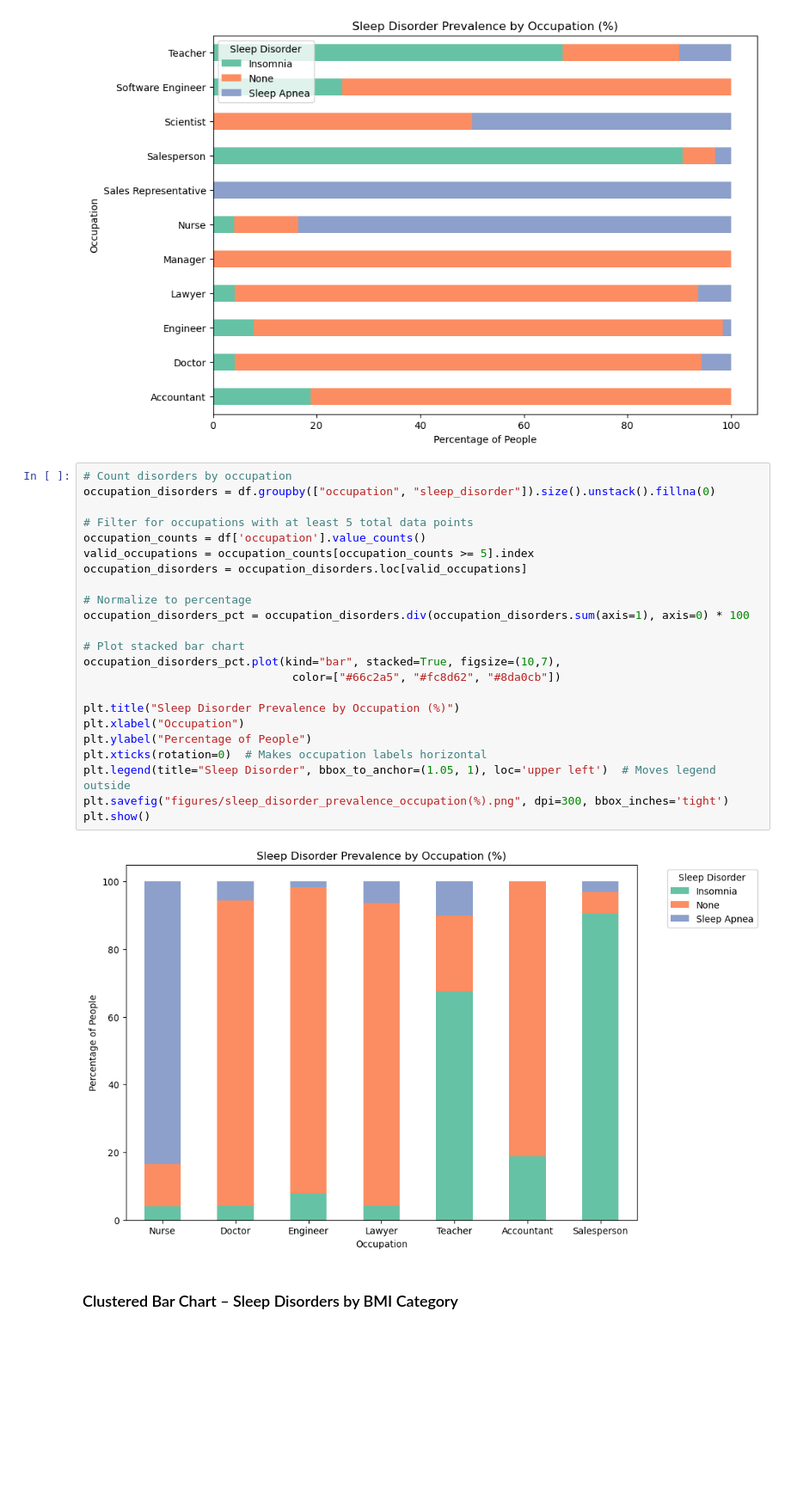
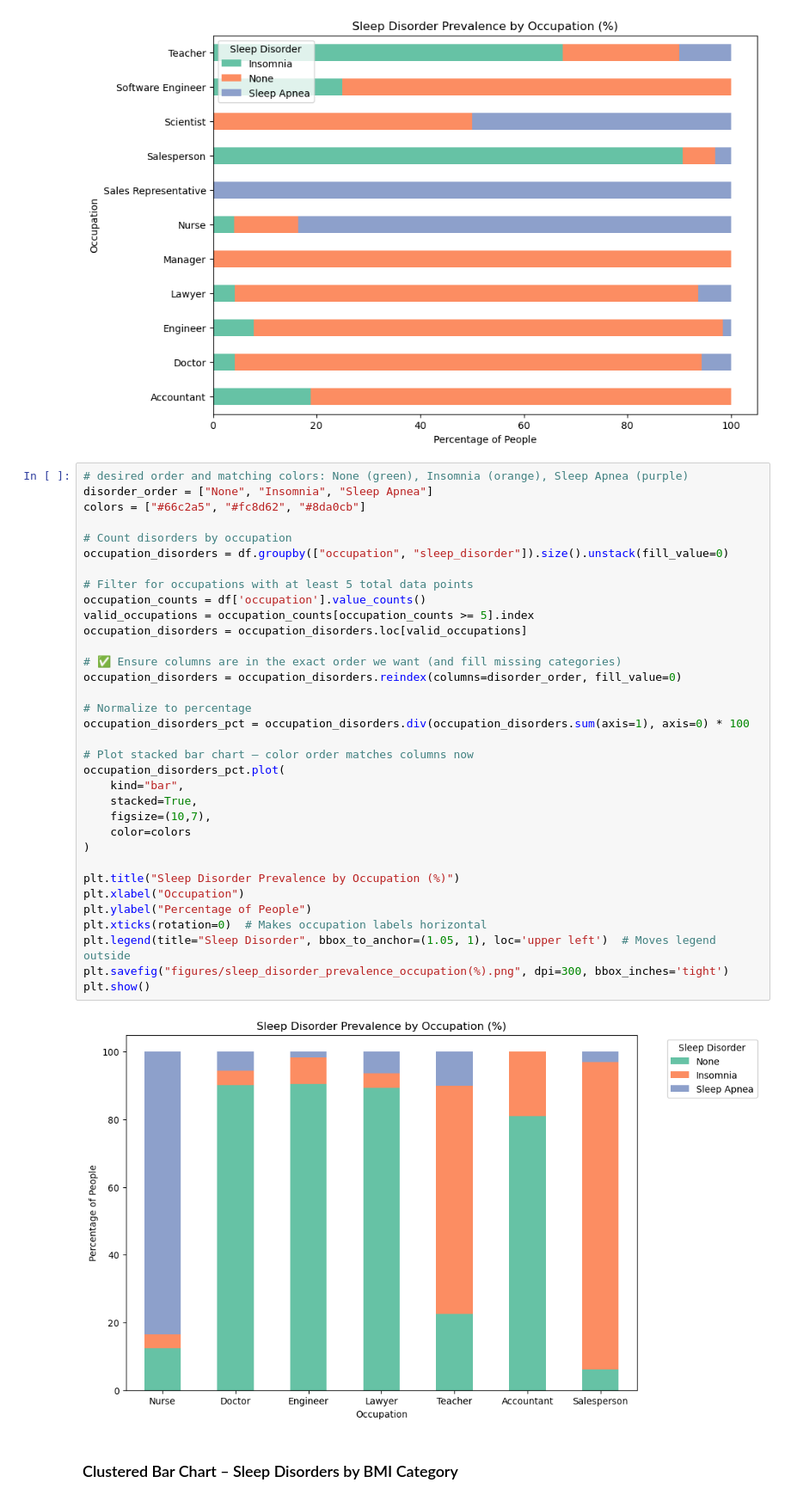
Before and after one commit to Bei007/Sleep-Health-and-Lifestyle-Analysis, a Jupyter notebook: data_cleaning.ipynb, the cells around one changed output. Shown at 86% size. Saved outputs shown, nothing was run; the diff lists cells and outputs as text; blank space fills up the shorter version.

```diff
--- a/data_cleaning.ipynb
+++ b/data_cleaning.ipynb
@@ -764,30 +774,41 @@ plt.show()
 # %% [output]
 [figure]
 # %%
+# desired order and matching colors: None (green), Insomnia (orange), Sleep Apnea (purple)
+disorder_order = ["None", "Insomnia", "Sleep Apnea"]
+colors = ["#66c2a5", "#fc8d62", "#8da0cb"]
+
 # Count disorders by occupation
-occupation_disorders = df.groupby(["occupation", "sleep_disorder"]).size().unstack().fillna(0)
+occupation_disorders = df.groupby(["occupation", "sleep_disorder"]).size().unstack(fill_value=0)
 
 # Filter for occupations with at least 5 total data points
 occupation_counts = df['occupation'].value_counts()
 valid_occupations = occupation_counts[occupation_counts >= 5].index
 occupation_disorders = occupation_disorders.loc[valid_occupations]
 
+# ✅ Ensure columns are in the exact order we want (and fill missing categories)
+occupation_disorders = occupation_disorders.reindex(columns=disorder_order, fill_value=0)
+
 # Normalize to percentage
 occupation_disorders_pct = occupation_disorders.div(occupation_disorders.sum(axis=1), axis=0) * 100
 
-# Plot stacked bar chart
-occupation_disorders_pct.plot(kind="bar", stacked=True, figsize=(10,7),
-                               color=["#66c2a5", "#fc8d62", "#8da0cb"])
+# Plot stacked bar chart — color order matches columns now
+occupation_disorders_pct.plot(
+    kind="bar",
+    stacked=True,
+    figsize=(10,7),
+    color=colors
+)
 
 plt.title("Sleep Disorder Prevalence by Occupation (%)")
 plt.xlabel("Occupation")
 plt.ylabel("Percentage of People")
 plt.xticks(rotation=0)  # Makes occupation labels horizontal
 plt.legend(title="Sleep Disorder", bbox_to_anchor=(1.05, 1), loc='upper left')  # Moves legend outside
 plt.savefig("figures/sleep_disorder_prevalence_occupation(%).png", dpi=300, bbox_inches='tight')
 plt.show()
 # %% [output]
-[figure, old version]
+[figure, new version]
 # %% [markdown]
 ### Clustered Bar Chart – Sleep Disorders by BMI Category
 # %%
```
Also changed, not shown: parts of 3 cells of this notebook.
